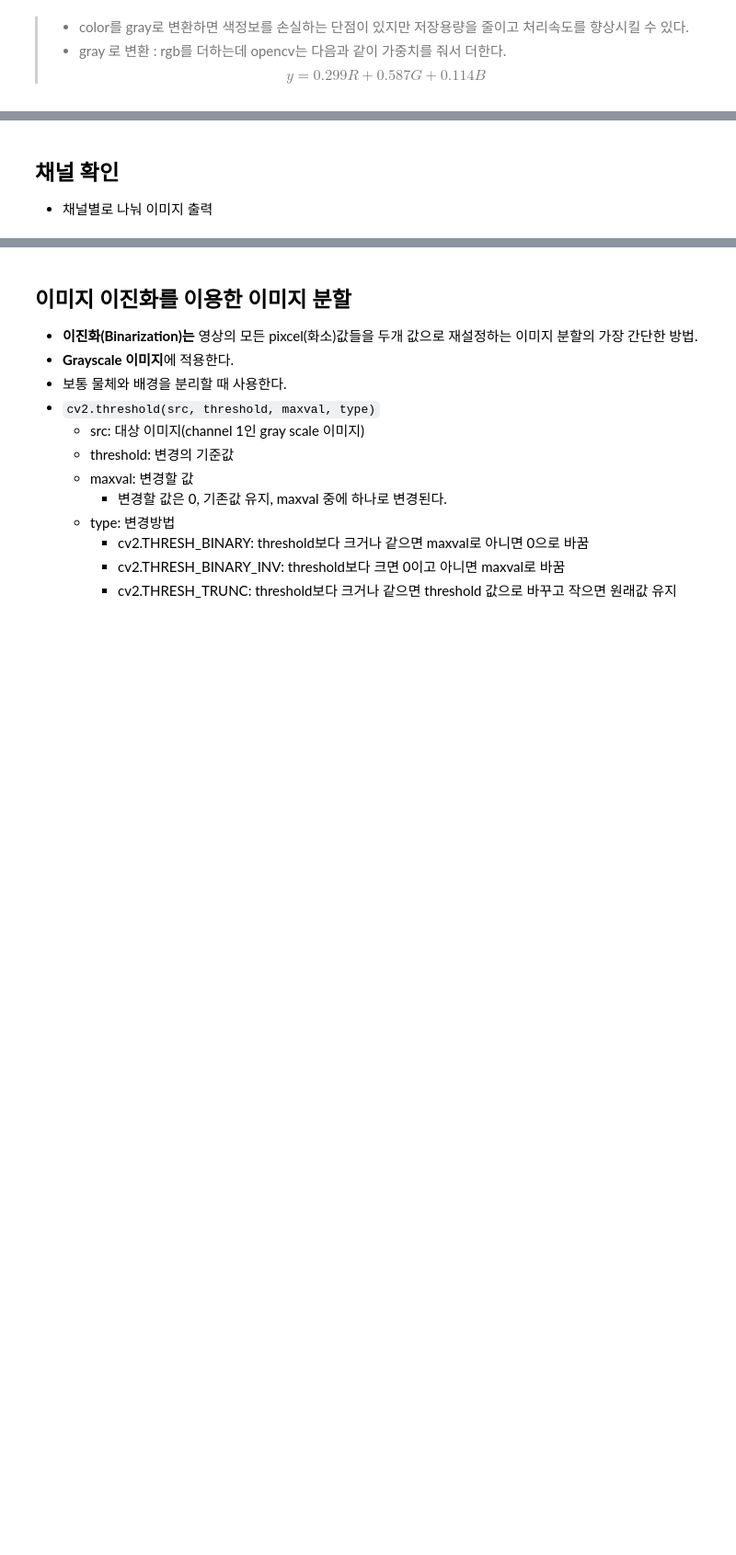
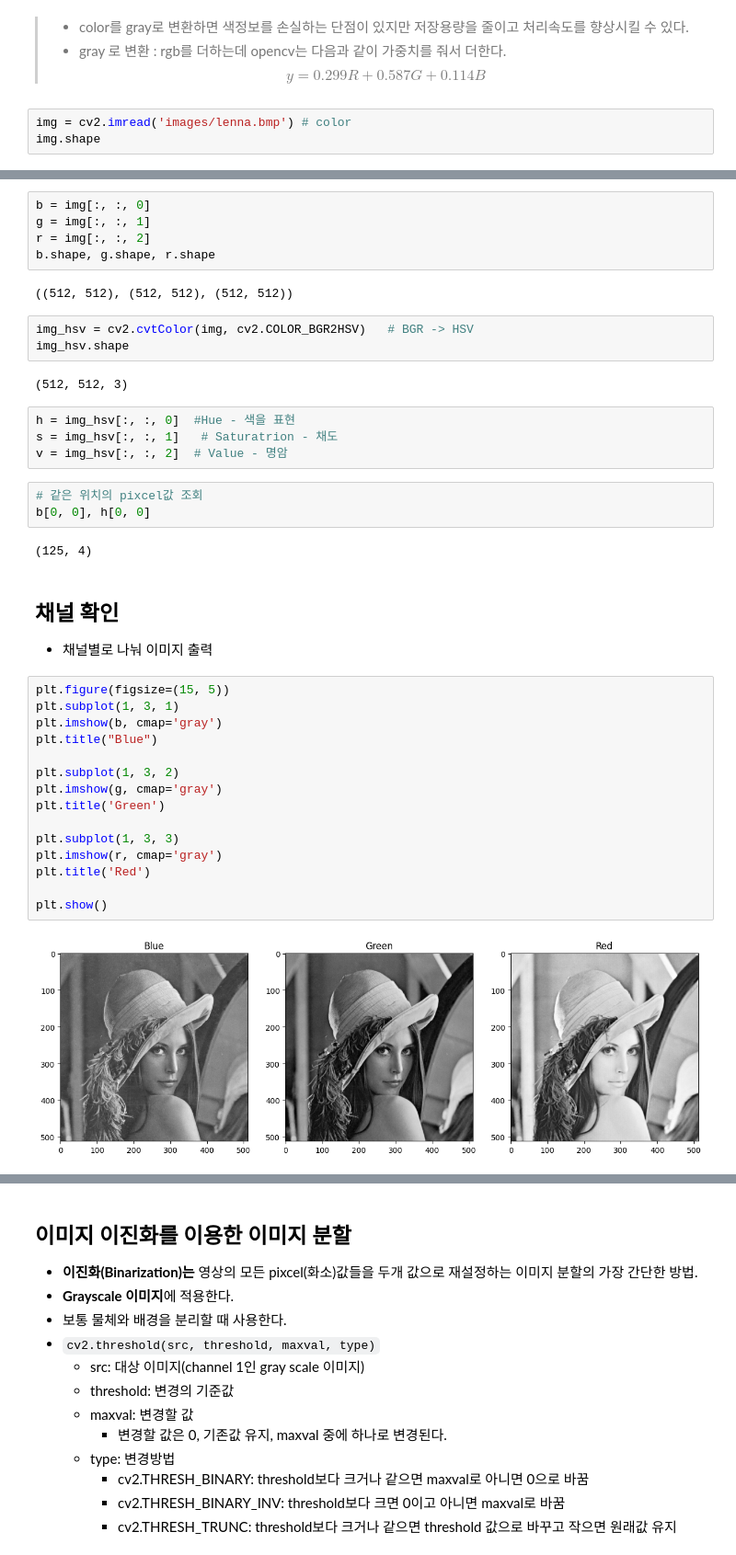
Before and after one commit to dawnhub/PLAYDATA-DA-35, a Jupyter notebook: classes/05_numpy_opencv/03_ opencv 개요.ipynb, the cells around one changed output, grey strips where cells are left out. Shown at 92% size. Drawn from its saved outputs; the diff is of its cells as text; blank space fills up the shorter version.

```diff
--- a/classes/05_numpy_opencv/03_ opencv 개요.ipynb
+++ b/classes/05_numpy_opencv/03_ opencv 개요.ipynb
@@ -176,3 +184,6 @@ array([[49, 49, 49, ..., 51, 51, 51],
 > - color를 gray로 변환하면 색정보를 손실하는 단점이 있지만 저장용량을 줄이고 처리속도를 향상시킬 수 있다.
 > - gray 로 변환 : rgb를 더하는데 opencv는 다음과 같이 가중치를 줘서 더한다.
 > $$ y = 0.299R + 0.587G + 0.114B$$
+# %%
+img = cv2.imread('images/lenna.bmp') # color
+img.shape
@@ -179,3 +196,41 @@ array([[49, 49, 49, ..., 51, 51, 51],
+# %%
+b = img[:, :, 0]
+g = img[:, :, 1]
+r = img[:, :, 2]
+b.shape, g.shape, r.shape
+# %% [output]
+((512, 512), (512, 512), (512, 512))
+# %%
+img_hsv = cv2.cvtColor(img, cv2.COLOR_BGR2HSV)   # BGR -> HSV
+img_hsv.shape
+# %% [output]
+(512, 512, 3)
+# %%
+h = img_hsv[:, :, 0]  #Hue - 색을 표현
+s = img_hsv[:, :, 1]   # Saturatrion - 채도
+v = img_hsv[:, :, 2]  # Value - 명암
+# %%
+# 같은 위치의 pixcel값 조회
+b[0, 0], h[0, 0]
+# %% [output]
+(125, 4)
 # %% [markdown]
 ## 채널 확인
 - 채널별로 나눠 이미지 출력
+# %%
+plt.figure(figsize=(15, 5))
+plt.subplot(1, 3, 1)
+plt.imshow(b, cmap='gray')
+plt.title("Blue")
+
+plt.subplot(1, 3, 2)
+plt.imshow(g, cmap='gray')
+plt.title('Green')
+
+plt.subplot(1, 3, 3)
+plt.imshow(r, cmap='gray')
+plt.title('Red')
+
+plt.show()
+# %% [output]
+[figure, added]
```
Also changed, not shown: parts of 26 cells of this notebook, 37 other files.
